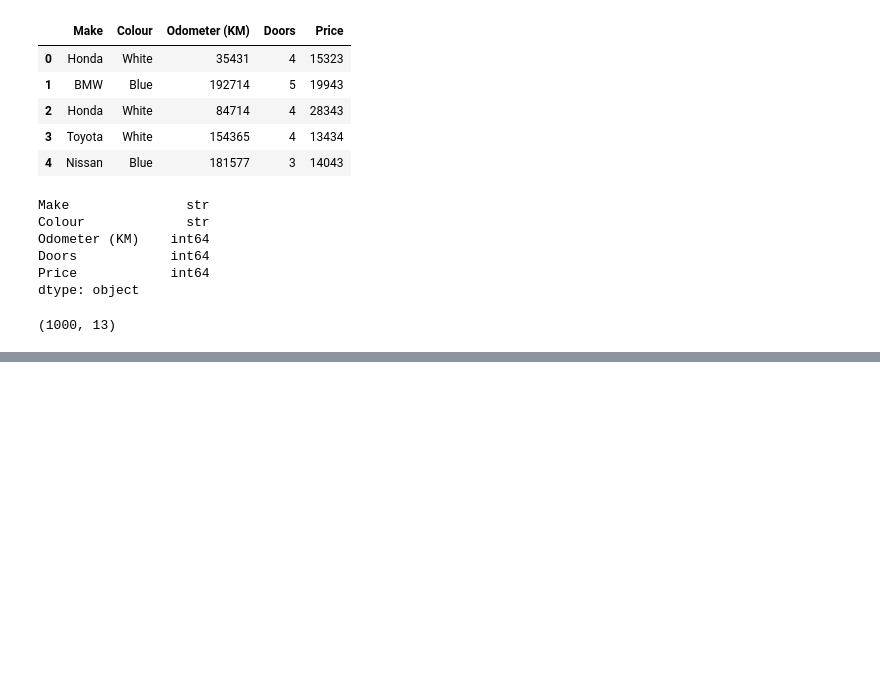
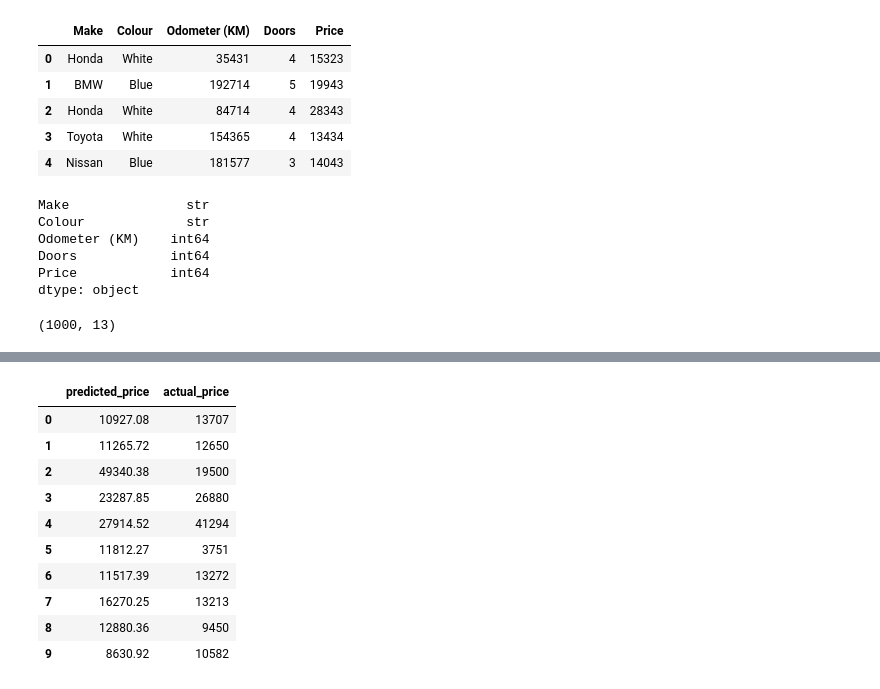
Before and after one commit to LukeOpany/sci-kit, a Jupyter notebook: sci-kit.ipynb, the cells around one changed output, grey strips where cells are left out. Saved outputs shown, nothing was run; the diff lists cells and outputs as text; code cells hidden in the pictures; blank space fills up the shorter version.

```diff
--- a/sci-kit.ipynb
+++ b/sci-kit.ipynb
@@ -113,0 +154,19 @@ dtype: object
+# %%
+comparison = pd.DataFrame({
+    "predicted_price": y_preds,
+    "actual_price": y_test.reset_index(drop=True).to_numpy()
+})
+
+comparison.head(10)
+# %% [output]
+|  | predicted_price | actual_price |
+| 0 | 10927.08 | 13707 |
+| 1 | 11265.72 | 12650 |
+| 2 | 49340.38 | 19500 |
+| 3 | 23287.85 | 26880 |
+| 4 | 27914.52 | 41294 |
+| 5 | 11812.27 | 3751 |
+| 6 | 11517.39 | 13272 |
+| 7 | 16270.25 | 13213 |
+| 8 | 12880.36 | 9450 |
+| 9 | 8630.92 | 10582 |
```
Also changed, not shown: parts of 7 cells of this notebook.
